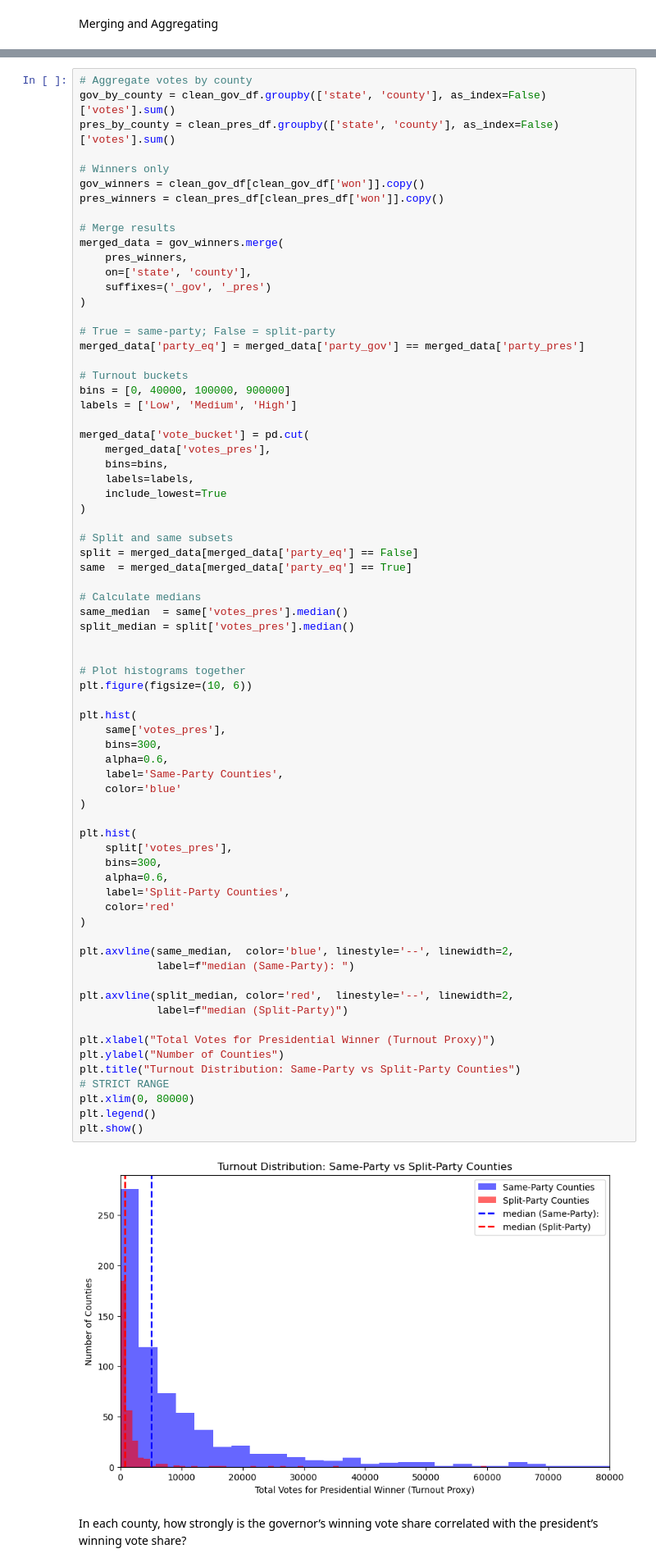
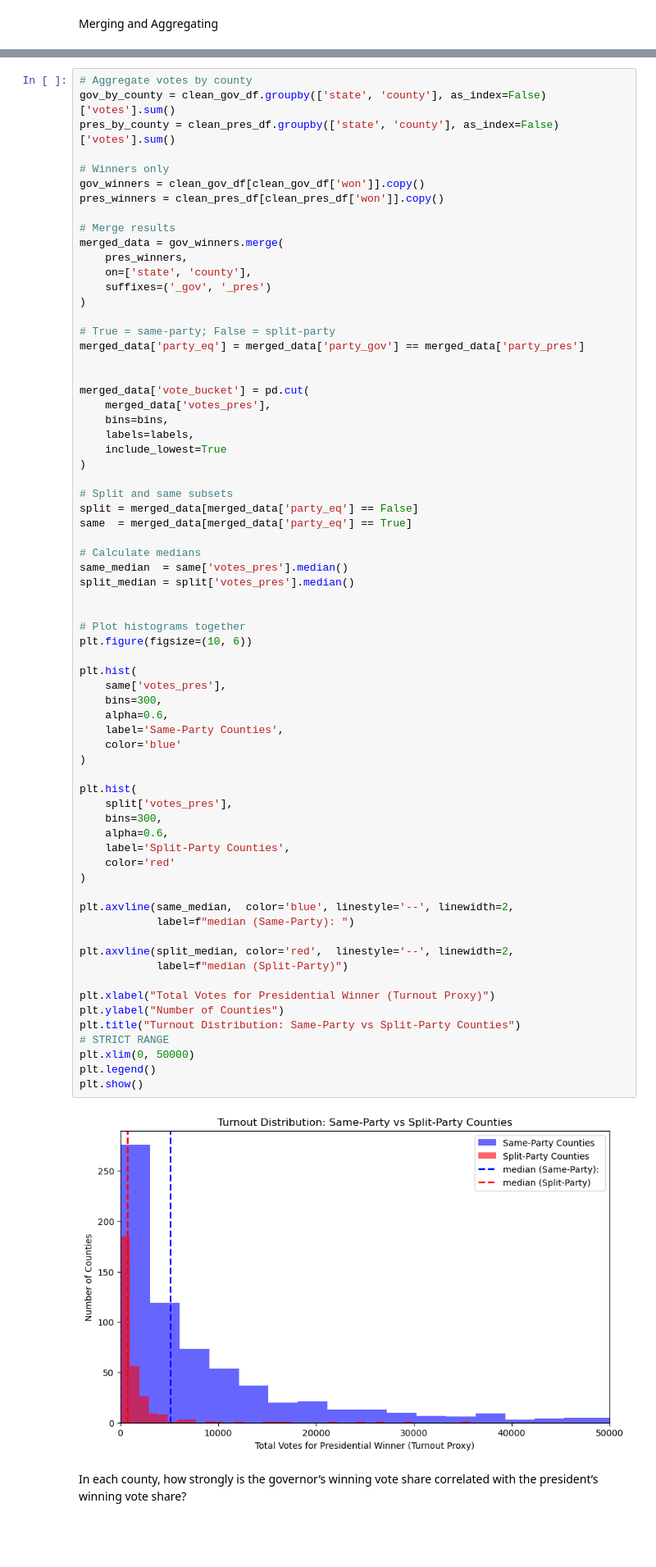
Before and after one commit to hlo437/QTM151Final, a Jupyter notebook: Final Project/Final.ipynb, the cells around one changed output, grey strips where cells are left out. Shown: that part at 82% size. Drawn from its saved outputs; the diff is of its cells as text; blank space fills up the shorter version.

```diff
--- a/Final Project/Final.ipynb
+++ b/Final Project/Final.ipynb
@@ -149,9 +145,6 @@ merged_data = gov_winners.merge(
 # True = same-party; False = split-party
 merged_data['party_eq'] = merged_data['party_gov'] == merged_data['party_pres']
 
-# Turnout buckets
-bins = [0, 40000, 100000, 900000]
-labels = ['Low', 'Medium', 'High']
 
 merged_data['vote_bucket'] = pd.cut(
     merged_data['votes_pres'],
@@ -174,35 +167,35 @@ plt.figure(figsize=(10, 6))
 
 plt.hist(
     same['votes_pres'],
     bins=300,
     alpha=0.6,
     label='Same-Party Counties',
     color='blue'
 )
 
 plt.hist(
     split['votes_pres'],
     bins=300,
     alpha=0.6,
     label='Split-Party Counties',
     color='red'
 )
 
 plt.axvline(same_median,  color='blue', linestyle='--', linewidth=2,
             label=f"median (Same-Party): ")
 
 plt.axvline(split_median, color='red',  linestyle='--', linewidth=2,
             label=f"median (Split-Party)")
 
 plt.xlabel("Total Votes for Presidential Winner (Turnout Proxy)")
 plt.ylabel("Number of Counties")
 plt.title("Turnout Distribution: Same-Party vs Split-Party Counties")
 # STRICT RANGE
-plt.xlim(0, 80000)
+plt.xlim(0, 50000)
 plt.legend()
 plt.show()
 # %% [output]
-[figure, old version]
+[figure, new version]
 # %% [markdown]
 In each county, how strongly is the governor’s winning vote share correlated with the president’s winning vote share?
 # %%
```
Also changed, not shown: parts of 4 cells of this notebook.
